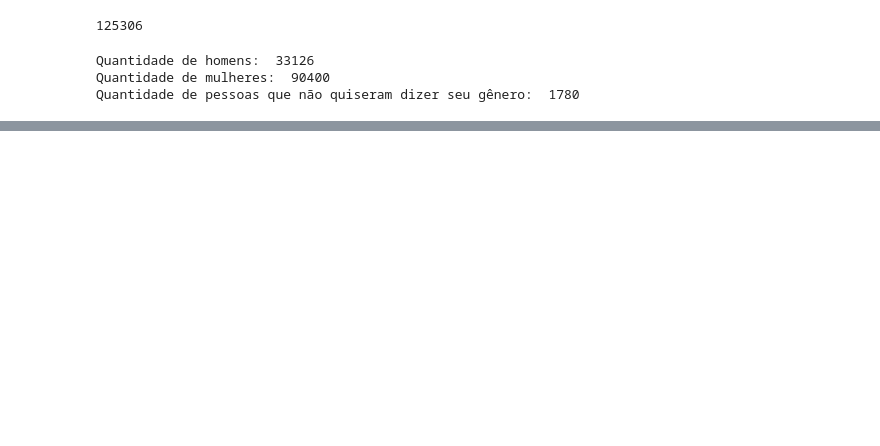
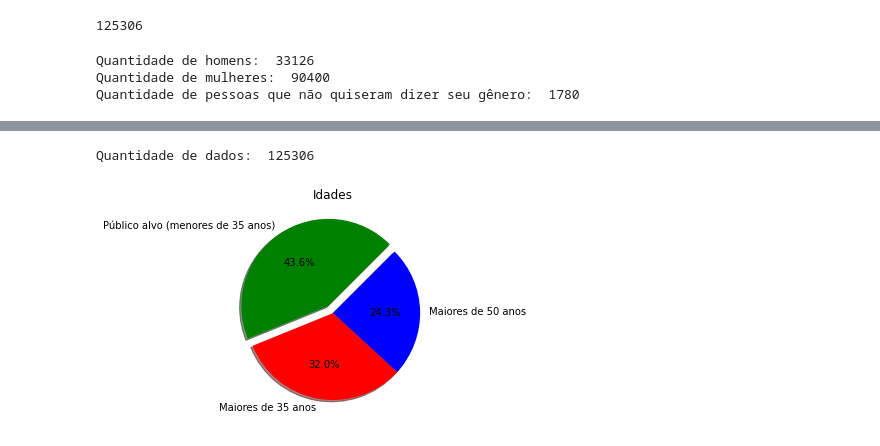
Before and after one commit to toterafa/pythonsp4, a Jupyter notebook: Untitled.ipynb, the cells around one changed output, grey strips where cells are left out. Cells and saved outputs as stored; diff of their text form; code cells hidden in the pictures; blank space fills up the shorter version.

```diff
--- a/Untitled.ipynb
+++ b/Untitled.ipynb
@@ -46,8 +161,12 @@ Quantidade de pessoas que não quiseram dizer seu gênero:  1780
 # %%
-idades_homens = []
-idades_mulheres = []
+publico_alvo = []
+maior_trinta = []
+maior_quarenta = []
+
 for i in range(len(dados)):
-    if(dados['Genero'][i] == 'Male'):
-        idades_homens.append(dados['Idade'][i])
-    elif(dados['Genero'][i] == 'Female'):
-        idades_mulheres.append(dados['Idade'][i])
+    if(dados['Idade'][i] < 35):
+        publico_alvo.append(dados['Genero'][i])
+    elif(dados['Idade'][i] >= 35 and dados['Idade'][i] < 50):
+        maior_trinta.append(dados['Genero'][i])
+    else:
+        maior_quarenta.append(dados['Genero'][i])
@@ -126,0 +173,13 @@ print(generos_n_binarios)
+# %%
+idades = [len(publico_alvo), len(maior_trinta), len(maior_quarenta)]
+nomes = ["Público alvo (menores de 35 anos)", "Maiores de 35 anos", "Maiores de 50 anos"]
+pula = [0.1, 0, 0]
+cores = ["g","r","b"]
+
+print("Quantidade de dados: ", len(dados))
+plt.title("Idades")
+plt.pie(idades, labels=nomes, autopct='%1.1f%%', shadow=True, startangle=45, explode=pula, colors=cores)
+plt.show()
+# %% [output]
+Quantidade de dados:  125306
+[figure, added]
```
Also changed, not shown: parts of 20 cells of this notebook.
